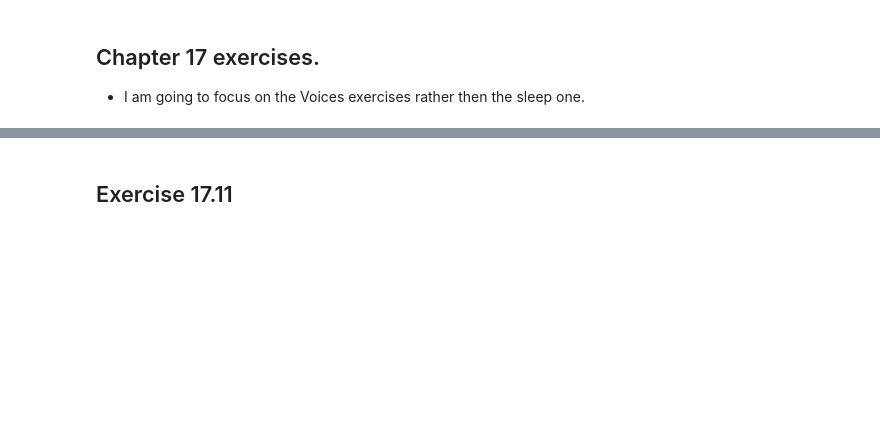
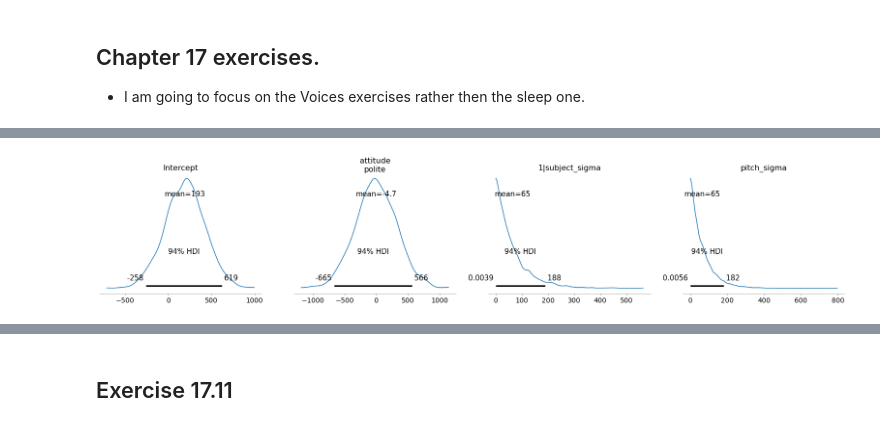
Before and after one commit to DrEntropy/BayesRulesWork, a Jupyter notebook: Chapter17.ipynb, the cells around one changed output, grey strips where cells are left out. Cells and saved outputs as stored; diff of their text form; code cells hidden in the pictures; blank space fills up the shorter version.

```diff
--- a/Chapter17.ipynb
+++ b/Chapter17.ipynb
@@ -15,0 +14,5 @@ import xarray as xr
+# %%
+voices = pd.read_csv("voices.csv")
+voices = voices[['subject','attitude','pitch']]
+voices.dropna(inplace=True)
+voices.tail()
@@ -15,0 +57,8 @@ import xarray as xr
+# %%
+sig0_prior = bmb.priors.Prior("Exponential",lam=1/65.0 ) # between group variation was about 65
+sigy_prior = bmb.priors.Prior("Exponential",lam=1/65.0 )  # withing group variation was smaller, but I will use the larger value
+group_prior = bmb.priors.Prior("Normal", mu = 0, sigma= sigy_prior)
+
+model1 = bmb.Model('pitch ~ attitude + (1 | subject)', priors = {'1|subject': group_prior, 'sigma' : sig0_prior},data= voices)
+model1.build()
+model1
@@ -15,0 +80,4 @@ import xarray as xr
+# %%
+model1.plot_priors();
+# %% [output]
+[figure, added]
```
Also changed, not shown: parts of 40 cells of this notebook.
